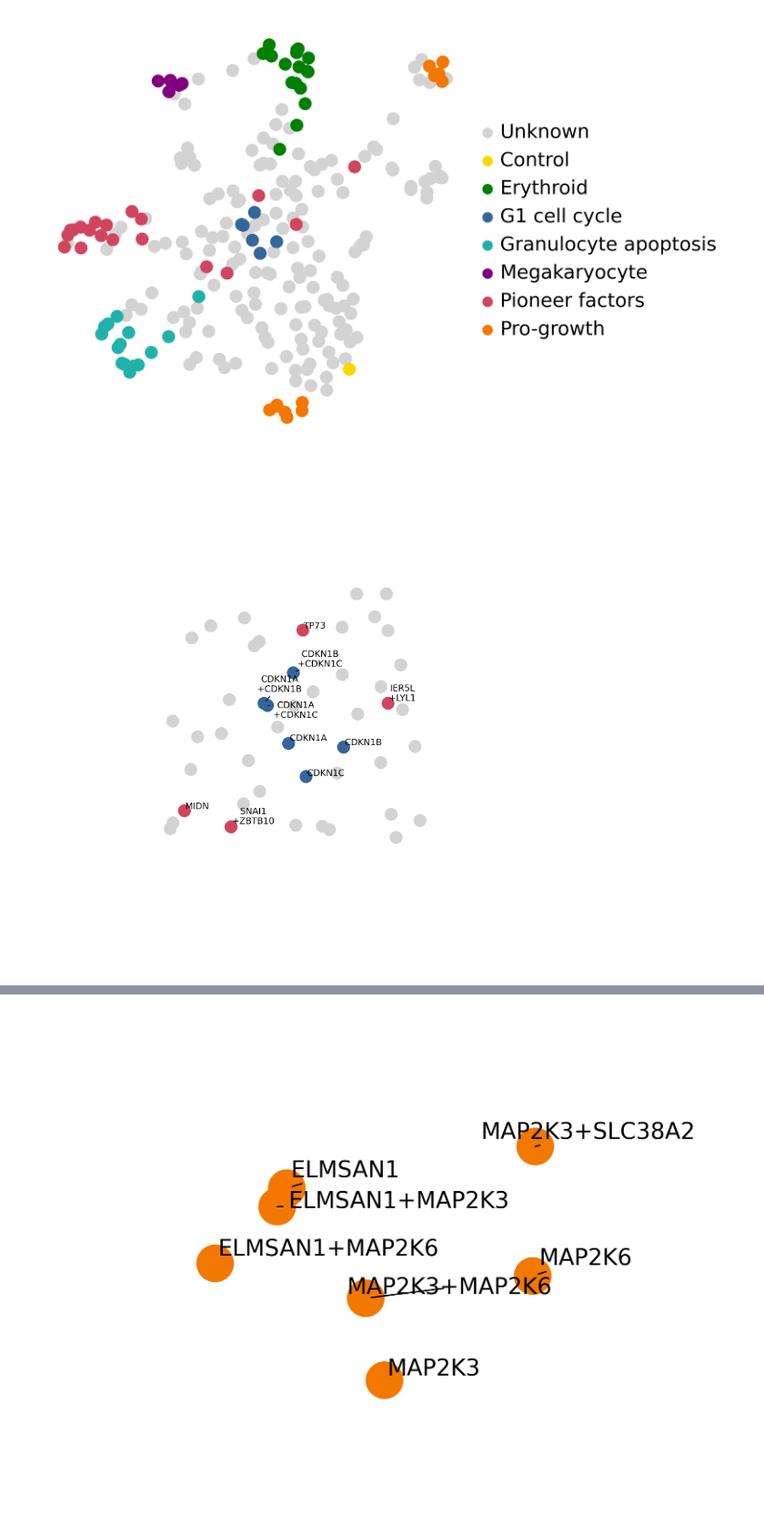
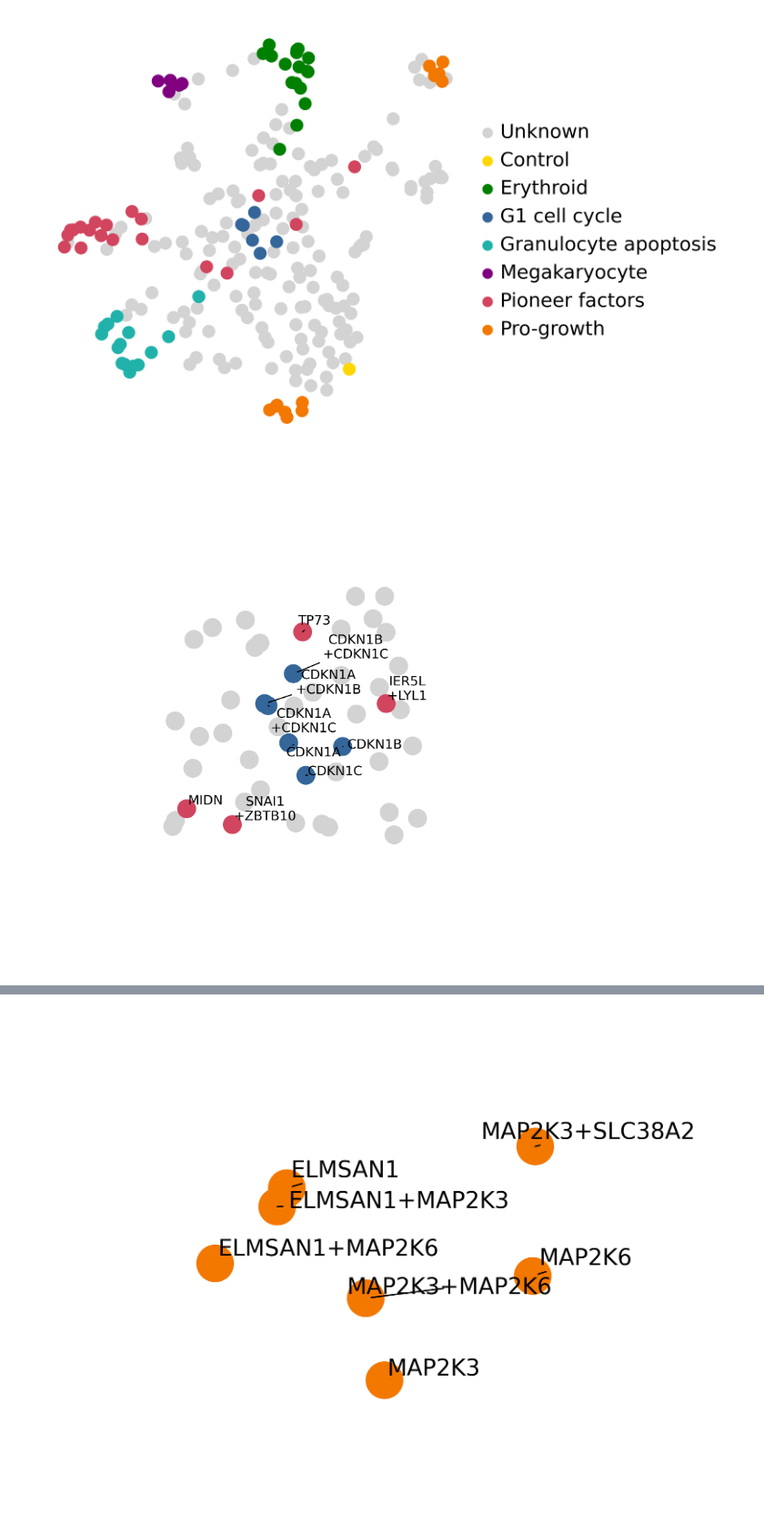
Before and after one commit to theislab/pertpy-reproducibility, a Jupyter notebook: norman/03_perturbation_space_analysis.ipynb, the cells around one changed output, grey strips where cells are left out. Shown at 91% size. Saved outputs shown, nothing was run; the diff lists cells and outputs as text; code cells hidden in the pictures.

```diff
--- a/norman/03_perturbation_space_analysis.ipynb
+++ b/norman/03_perturbation_space_analysis.ipynb
@@ -186,35 +186,35 @@ plt.savefig("norman/figures/no_mix_discriminator_gene_programme_basic_UMAP.png",
 # %%
 cell_cycle_umap = psadata_classifier[(psadata_classifier.obsm["X_umap"][:, 0] > 3)
                                   & (psadata_classifier.obsm["X_umap"][:, 0] < 6)
                                   & (psadata_classifier.obsm["X_umap"][:, 1] > -3)
                                   & (psadata_classifier.obsm["X_umap"][:, 1] < -0.25)]
 
-fig, ax = plt.subplots(figsize=(6, 6))
+fig, ax = plt.subplots(figsize=(4, 4))
 ax.margins(0.5)
 sc.pl.umap(cell_cycle_umap[cell_cycle_umap.obs["gene_programme"] == "Unknown"],
            color="gene_programme",
            show=False,
            size=300,
            ax=ax,
            title = "",
            palette=common_config.norman_gene_program_color_map)
 
 annotated = cell_cycle_umap[cell_cycle_umap.obs["gene_programme"] != "Unknown"]
 sc.pl.umap(annotated,
            color="gene_programme",
            show=False,
            size=300,
            ax=ax,
            title = "",
            palette=common_config.norman_gene_program_color_map)
 
 texts = [ax.text(x, y, pert.replace('+','\n+'), fontsize=6) for x, y, pert in zip(annotated.obsm["X_umap"][:, 0], annotated.obsm["X_umap"][:, 1], annotated.obs["perturbation_name"])]
 adjust_text(texts, arrowprops=dict(arrowstyle="-", color='k', lw=0.5))
 
 ax.get_legend().remove()
-plt.savefig("norman/figures/discriminator_cell_cycle_UMAP.pdf", bbox_inches="tight", format="pdf")
+plt.savefig("norman/figures/discriminator_cell_cycle_UMAP.svg", bbox_inches="tight", format="svg")
 # %% [output]
-[figure, old version]
+[figure, new version]
 # %%
 pro_growth1 = psadata_classifier[(psadata_classifier.obsm["X_umap"][:, 1] > 1.5)
                                 & (psadata_classifier.obsm["X_umap"][:, 0] > 8)]
```
Also changed, not shown: parts of 2 cells of this notebook.
